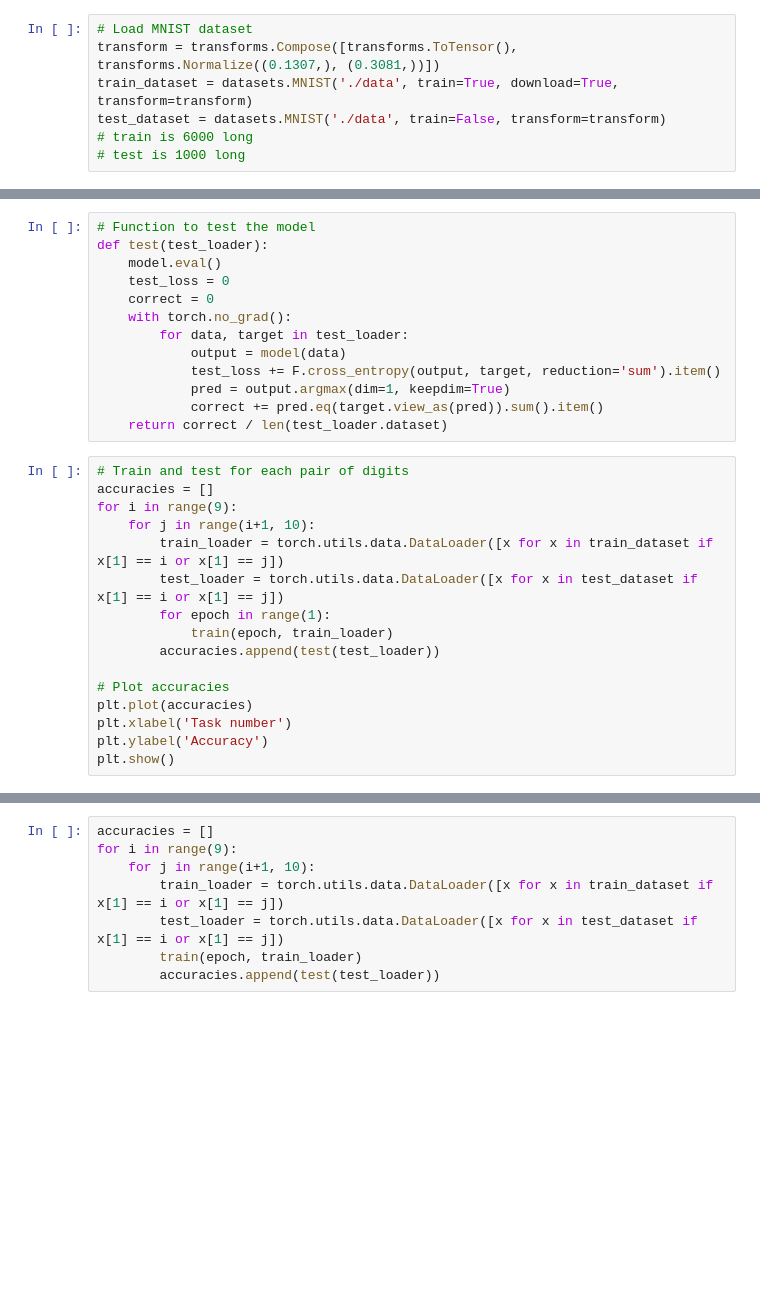
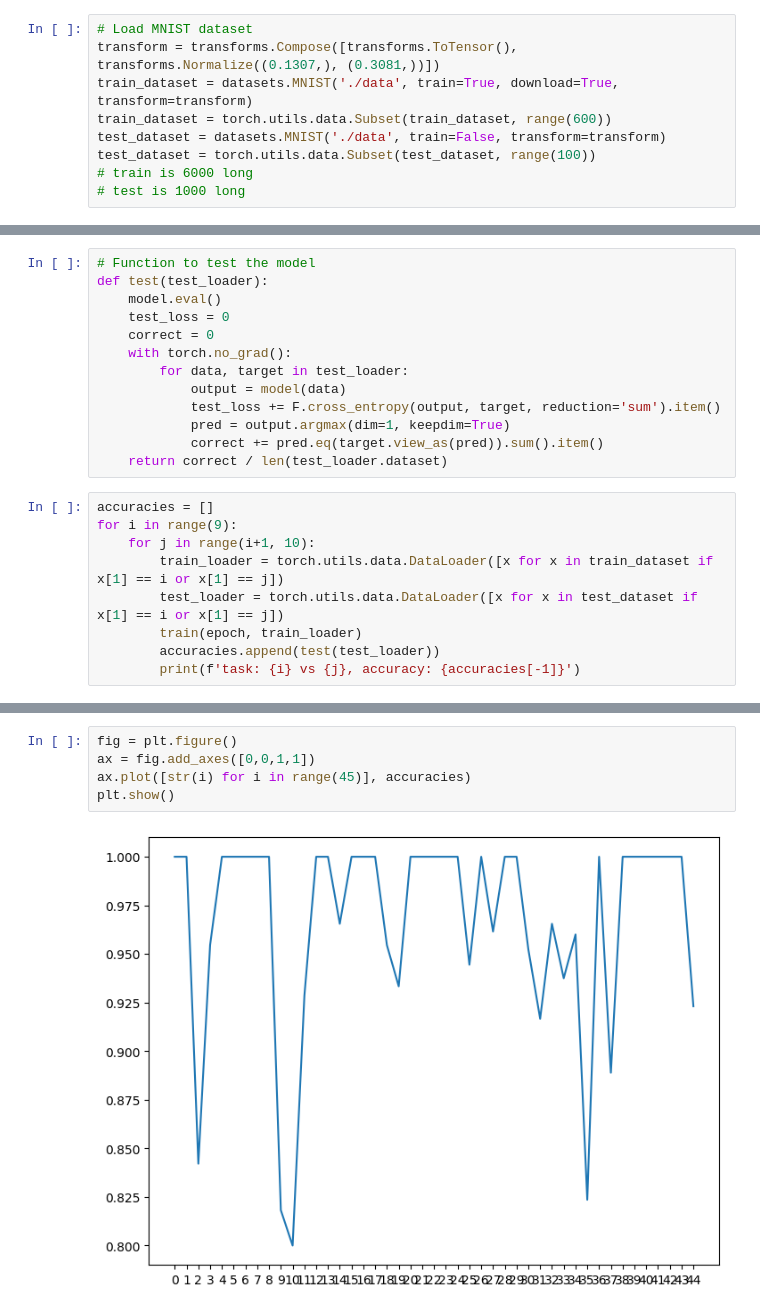
Before and after one commit to cjk4/plasticity, a Jupyter notebook: playground.ipynb, the cells around one changed output, grey strips where cells are left out. Saved outputs shown, nothing was run; the diff lists cells and outputs as text; blank space fills up the shorter version.

```diff
--- a/playground.ipynb
+++ b/playground.ipynb
@@ -30,7 +33,9 @@ class Net(nn.Module):
 # Load MNIST dataset
 transform = transforms.Compose([transforms.ToTensor(), transforms.Normalize((0.1307,), (0.3081,))])
 train_dataset = datasets.MNIST('./data', train=True, download=True, transform=transform)
+train_dataset = torch.utils.data.Subset(train_dataset, range(600))
 test_dataset = datasets.MNIST('./data', train=False, transform=transform)
+test_dataset = torch.utils.data.Subset(test_dataset, range(100))
 # train is 6000 long
 # test is 1000 long
 # %%
@@ -62,19 +66,12 @@ def test(test_loader):
             correct += pred.eq(target.view_as(pred)).sum().item()
     return correct / len(test_loader.dataset)
 # %%
-# Train and test for each pair of digits
 accuracies = []
 for i in range(9):
     for j in range(i+1, 10):
         train_loader = torch.utils.data.DataLoader([x for x in train_dataset if x[1] == i or x[1] == j])
         test_loader = torch.utils.data.DataLoader([x for x in test_dataset if x[1] == i or x[1] == j])
-        for epoch in range(1):
-            train(epoch, train_loader)
+        train(epoch, train_loader)
         accuracies.append(test(test_loader))
-
-# Plot accuracies
-plt.plot(accuracies)
-plt.xlabel('Task number')
-plt.ylabel('Accuracy')
-plt.show()
+        print(f'task: {i} vs {j}, accuracy: {accuracies[-1]}')
 # %% [output]
@@ -85,8 +95,7 @@ KeyboardInterrupt:
-# %%
-accuracies = []
-for i in range(9):
-    for j in range(i+1, 10):
-        train_loader = torch.utils.data.DataLoader([x for x in train_dataset if x[1] == i or x[1] == j])
-        test_loader = torch.utils.data.DataLoader([x for x in test_dataset if x[1] == i or x[1] == j])
-        train(epoch, train_loader)
-        accuracies.append(test(test_loader))
+# %%
+fig = plt.figure()
+ax = fig.add_axes([0,0,1,1])
+ax.plot([str(i) for i in range(45)], accuracies)
+plt.show()
+# %% [output]
+[figure, added]
```
Also changed, not shown: parts of 3 cells of this notebook, 1 other file.
